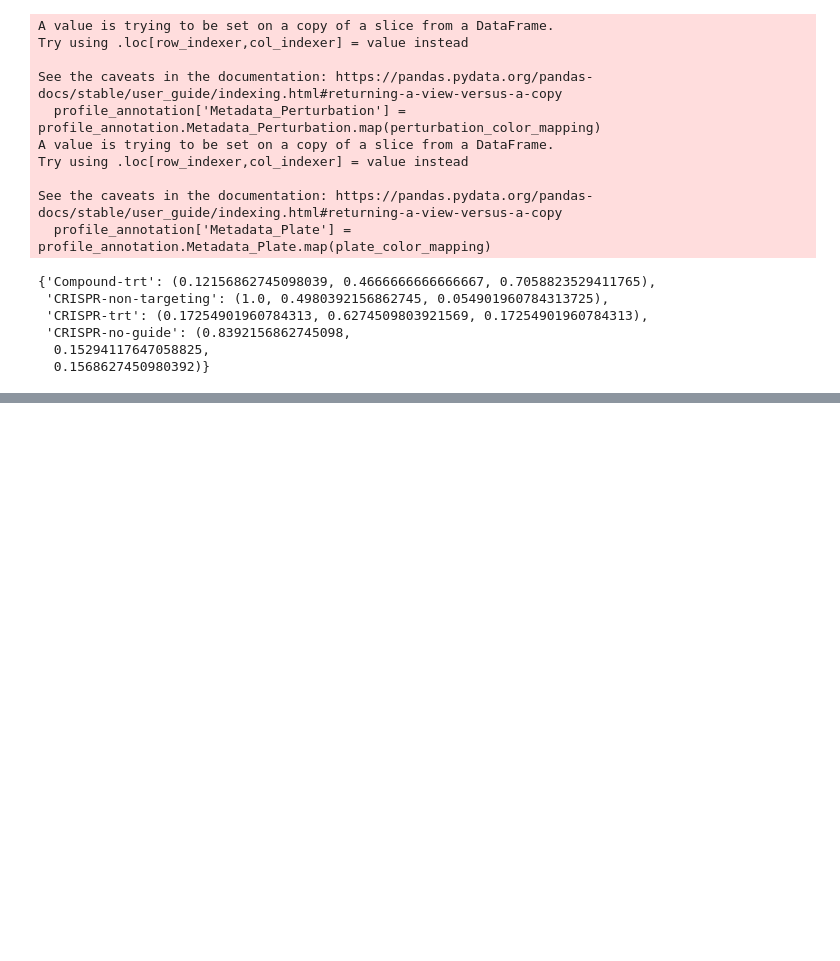
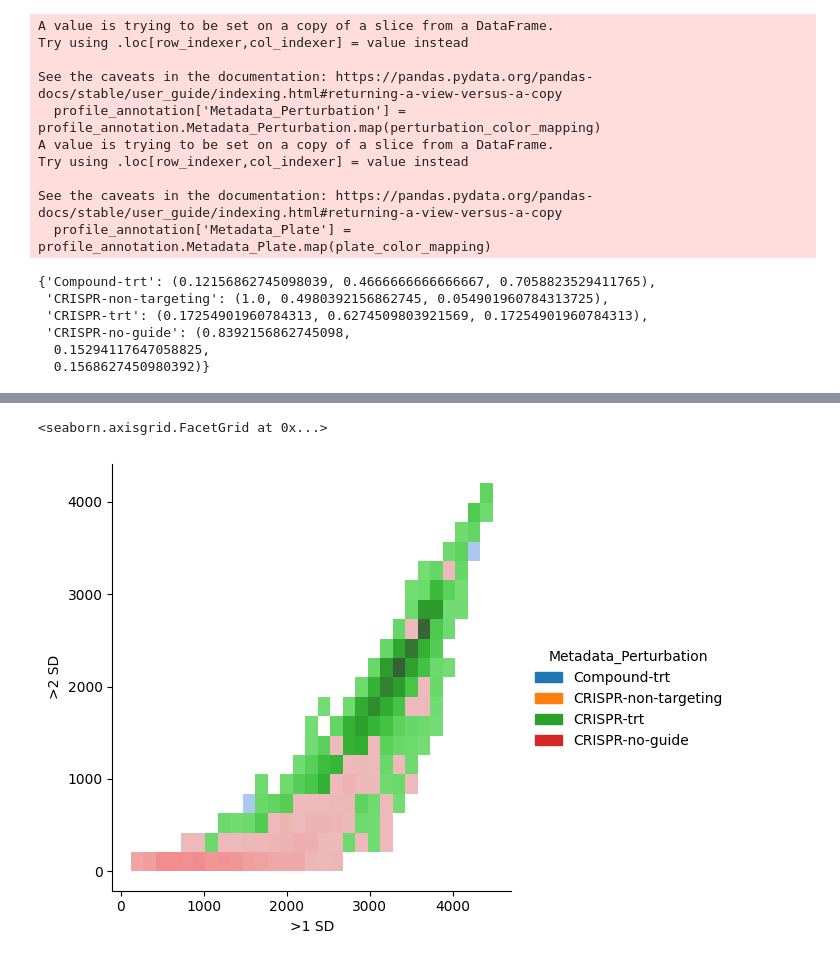
Before and after one commit to Craven-Biostat-Lab/morphology-prediction, a Jupyter notebook: data-loading.ipynb, the cells around one changed output, grey strips where cells are left out. Cells and saved outputs as stored; diff of their text form; code cells hidden in the pictures; blank space fills up the shorter version.

```diff
--- a/data-loading.ipynb
+++ b/data-loading.ipynb
@@ -892,0 +575,11 @@ sns.relplot(x=decomp[:,0], y=decomp[:,1], hue=tagged_profiles.tag, alpha=.5)
+# %%
+sns.displot(
+    data=sd_counts_df,
+    x='>1 SD',
+    y='>2 SD',
+    hue='Metadata_Perturbation',
+    #kind='kde'
+)
+# %% [output]
+<seaborn.axisgrid.FacetGrid at 0x...>
+[figure, added]
```
Also changed, not shown: parts of 84 cells of this notebook, 1 other file.
